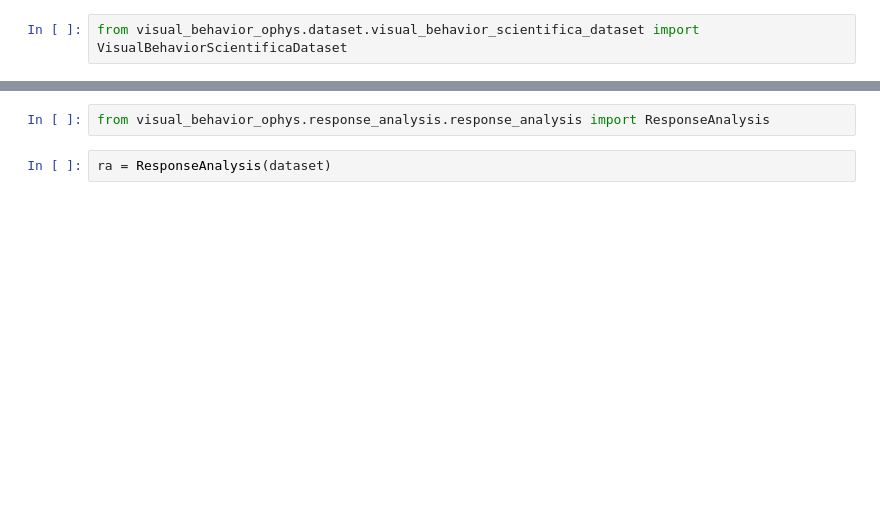
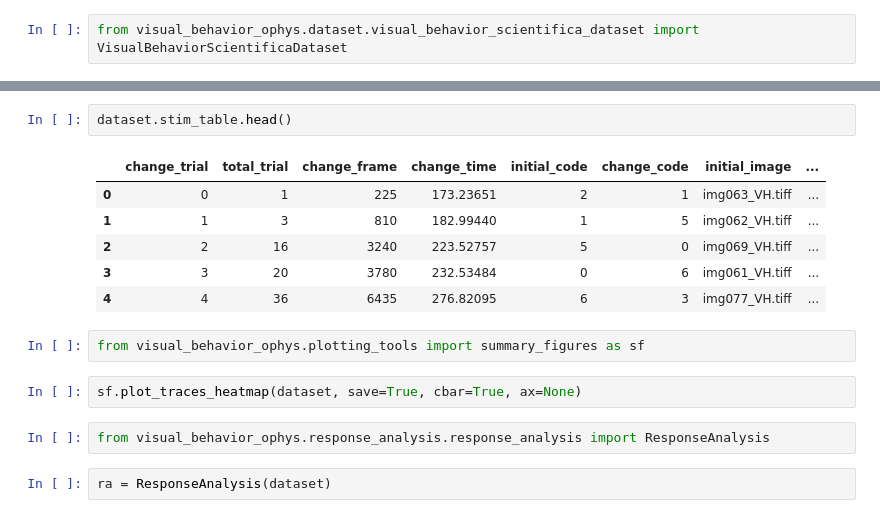
Before and after one commit to matchings/visual_behavior_ophys, a Jupyter notebook: visual_behavior_ophys/examples/visual_behavior_scientitifica_dataset_example.ipynb, the cells around one changed output, grey strips where cells are left out. Cells and saved outputs as stored; diff of their text form; blank space fills up the shorter version.

```diff
--- a/visual_behavior_ophys/examples/visual_behavior_scientitifica_dataset_example.ipynb
+++ b/visual_behavior_ophys/examples/visual_behavior_scientitifica_dataset_example.ipynb
@@ -36,3 +68,16 @@ plotting functions
+# %%
+dataset.stim_table.head()
+# %% [output]
+|  | change_trial | total_trial | change_frame | change_time | initial_code | change_code | initial_image | ... |
+| 0 | 0 | 1 | 225 | 173.23651 | 2 | 1 | img063_VH.tiff | ... |
+| 1 | 1 | 3 | 810 | 182.99440 | 1 | 5 | img062_VH.tiff | ... |
+| 2 | 2 | 16 | 3240 | 223.52757 | 5 | 0 | img069_VH.tiff | ... |
+| 3 | 3 | 20 | 3780 | 232.53484 | 0 | 6 | img061_VH.tiff | ... |
+| 4 | 4 | 36 | 6435 | 276.82095 | 6 | 3 | img077_VH.tiff | ... |
+# %%
+from visual_behavior_ophys.plotting_tools import summary_figures as sf
+# %%
+sf.plot_traces_heatmap(dataset, save=True, cbar=True, ax=None)
 # %%
 from visual_behavior_ophys.response_analysis.response_analysis import ResponseAnalysis
 # %%
```
Also changed, not shown: parts of 17 cells of this notebook, 15 other files.
